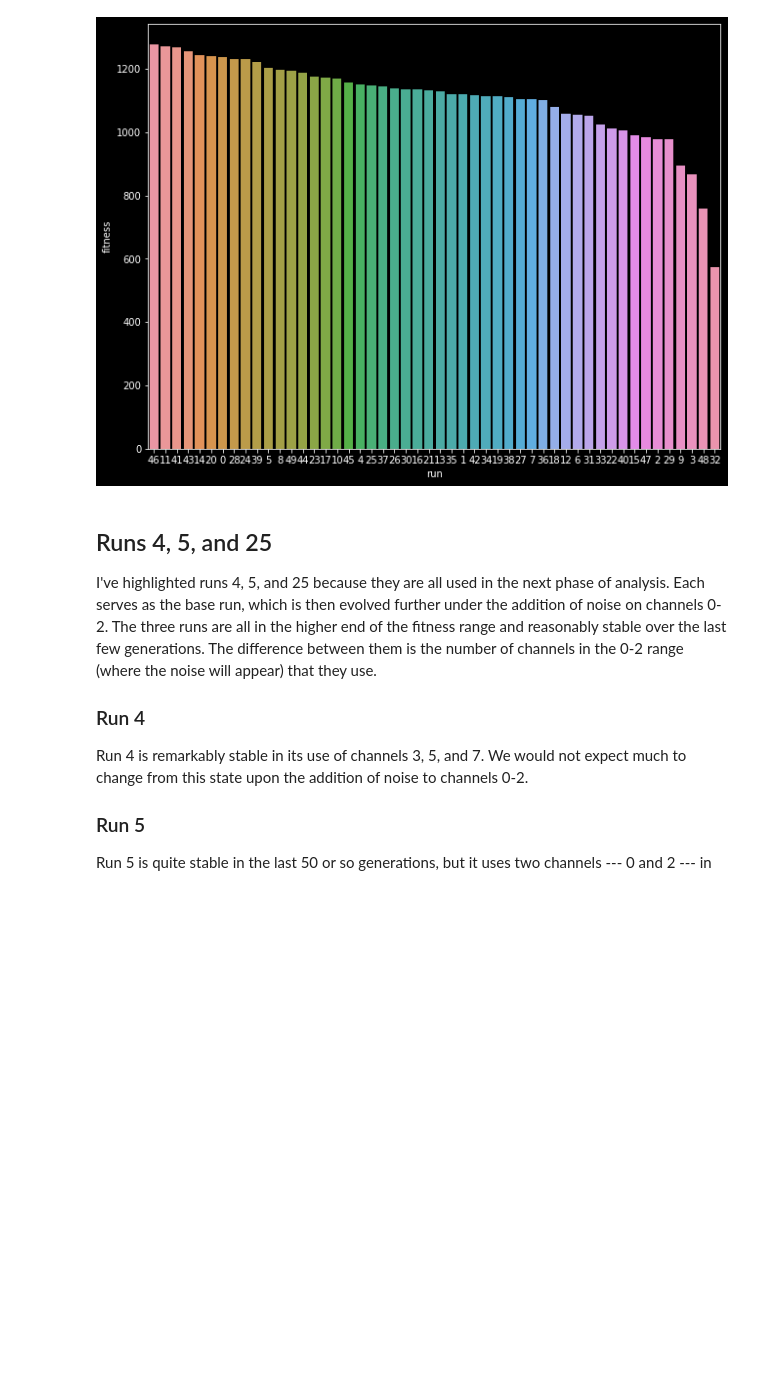
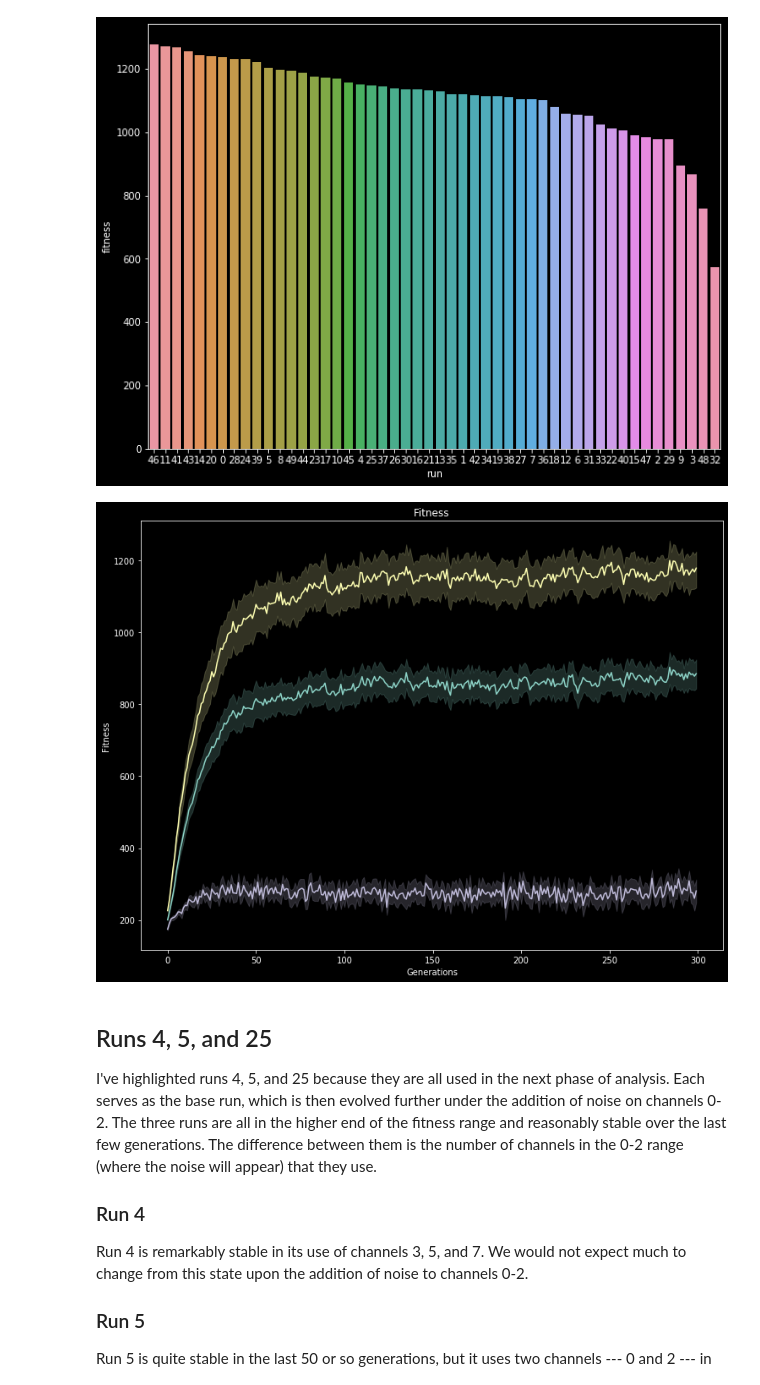
Before and after one commit to dkadish/EvolvingSonicNiches, a Jupyter notebook: runs/300_generations_no_noise.ipynb, the cells around one changed output. Saved outputs shown, nothing was run; the diff lists cells and outputs as text; code cells hidden in the pictures; blank space fills up the shorter version.

```diff
--- a/runs/300_generations_no_noise.ipynb
+++ b/runs/300_generations_no_noise.ipynb
@@ -90,6 +88,10 @@ sns.barplot(x='run', y='fitness', order=order, data=run_fitness.reset_index())
 [figure]
 <matplotlib.axes._subplots.AxesSubplot at 0x...>
 [figure]
+# %%
+visualize.dataframe.plot_species_fitness(fitness, species=0, role='sender', view=True, filename=None)
+# %% [output]
+[figure, added]
 # %% [markdown]
 ## Runs 4, 5, and 25
 
```
Also changed, not shown: parts of 2 cells of this notebook, 5 other files.
